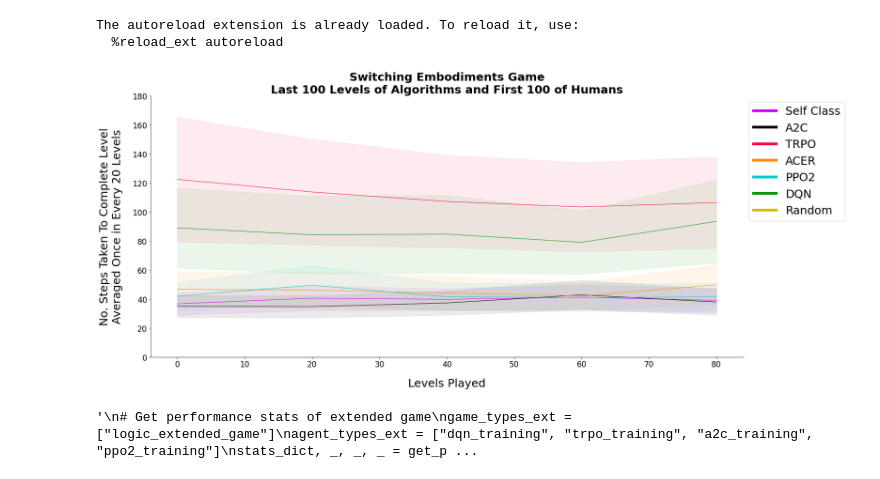
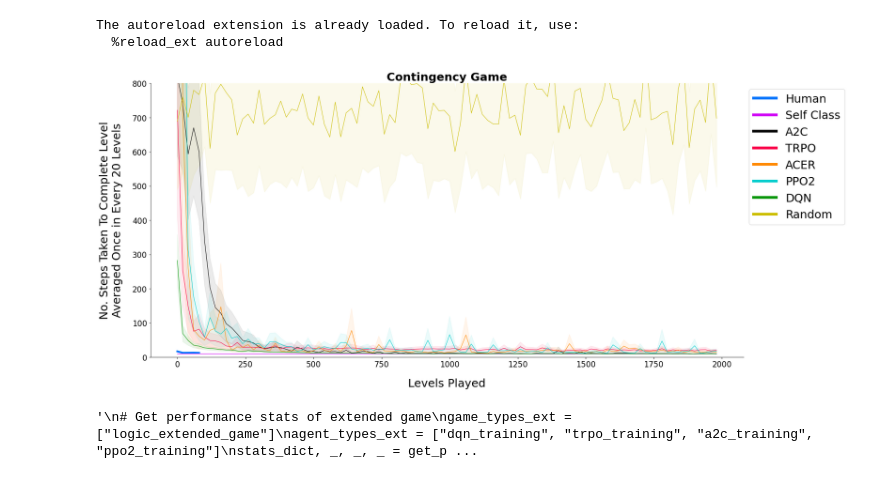
Before and after one commit to Ethical-Intelligence-Lab/probabilisticSelf, a Jupyter notebook: plotting/plotter_curves.ipynb, the cells around one changed output. Cells and saved outputs as stored; diff of their text form; code cells hidden in the pictures.

Commit message:
new plots & stats

```diff
--- a/plotting/plotter_curves.ipynb
+++ b/plotting/plotter_curves.ipynb
@@ -288,52 +336,50 @@ def append_stats(dict_normal, dict_ext, game_types, game_types_ext, agent_types)
 
     return appended_data
 # %%
-game_types = ["change_agent_game"]
-agent_types = ["self_class", "a2c_training", "trpo_training", "acer_training", "ppo2_training",
+game_types = ["contingency_game", ]
+agent_types = ["human", "self_class", "a2c_training", "trpo_training", "acer_training", "ppo2_training",
                "dqn_training", "random"]
-
 
 batch_size = 20
 for game in game_types:
     stats_dict, game_types, agent_types, batch_size = get_performance([game], agent_types,
                                                                       batch_size, single_seed=False)
 
-    plotter(stats_dict, game_types, agent_types, batch_size, False, last_100=True)
+    plotter(stats_dict, game_types, agent_types, batch_size, False, last_100=False)
 
     #agent_types = ["self_class", "a2c_training", "trpo_training", "acer_training", "ppo2_training",
     #           "dqn_training", "random"]
     #plotter(stats_dict, game_types, agent_types, batch_size, False, last_100=True)
 
 #game_types = ["contingency_game_shuffled_100", "contingency_game_shuffled_200"]
 #agent_types = ["self_class", "a2c_training", "trpo_training", "acer_training", "ppo2_training",
 #               "dqn_training", "random"]
 
 #batch_size = 20
 
 #for game in game_types:
 #    stats_dict, game_types, agent_types, batch_size = get_performance([game], agent_types,
 #                                                                      batch_size, single_seed=False)
 #
 #    plotter(stats_dict, game_types, agent_types, batch_size, False, last_100=False)
 
 
-
 """
 # Get performance stats of extended game
 game_types_ext = ["logic_extended_game"]
 agent_types_ext = ["dqn_training", "trpo_training", "a2c_training", "ppo2_training"]
 stats_dict, _, _, _ = get_performance(['logic_game'], agent_types_ext,
                                                                       batch_size=20, single_seed=False)
 stats_dict_ext, _, agent_types_ext, batch_size_ext = get_performance(
     ["logic_extended_game"],agent_types_ext, batch_size=20, single_seed=False)
 
 appended_stats = append_stats(stats_dict, stats_dict_ext, ['logic_game'], ["logic_extended_game"], agent_types_ext)
 
 plotter(appended_stats, ['logic_game'], agent_types_ext, batch_size=20, combined=True)
 
 """
 # %% [output]
-[figure, old version]
+[figure, new version]
 '\n# Get performance stats of extended game\ngame_types_ext = ["logic_extended_game"]\nagent_types_ext = ["dqn_training", "trpo_training", "a2c_training", "ppo2_training"]\nstats_dict, _, _, _ = get_p ...
 # %%
 ## ----- Plot the number of steps the player takes before any agent moves from its starting location
```
Also changed, not shown: parts of 6 cells of this notebook, 5 other files.
